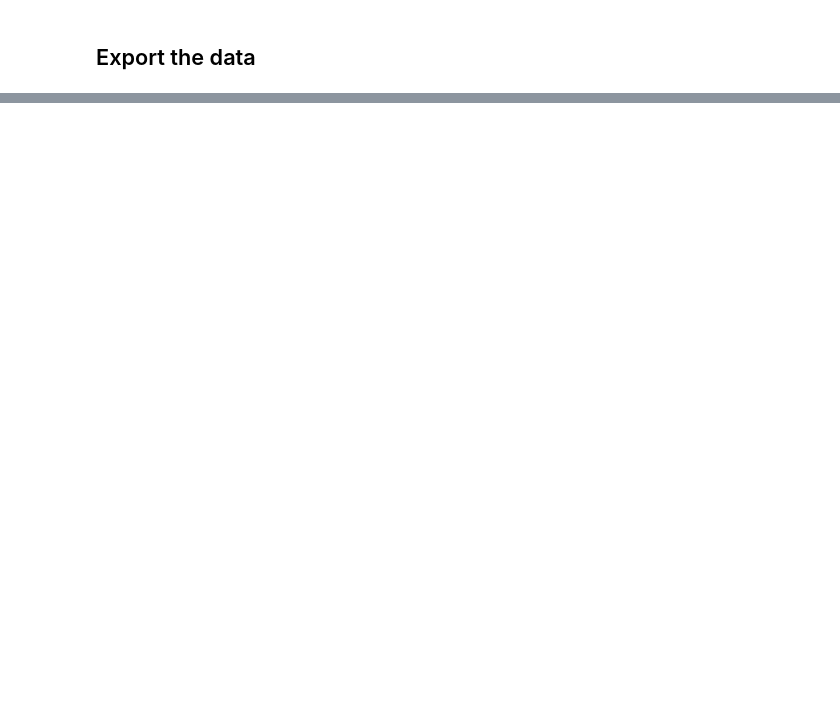
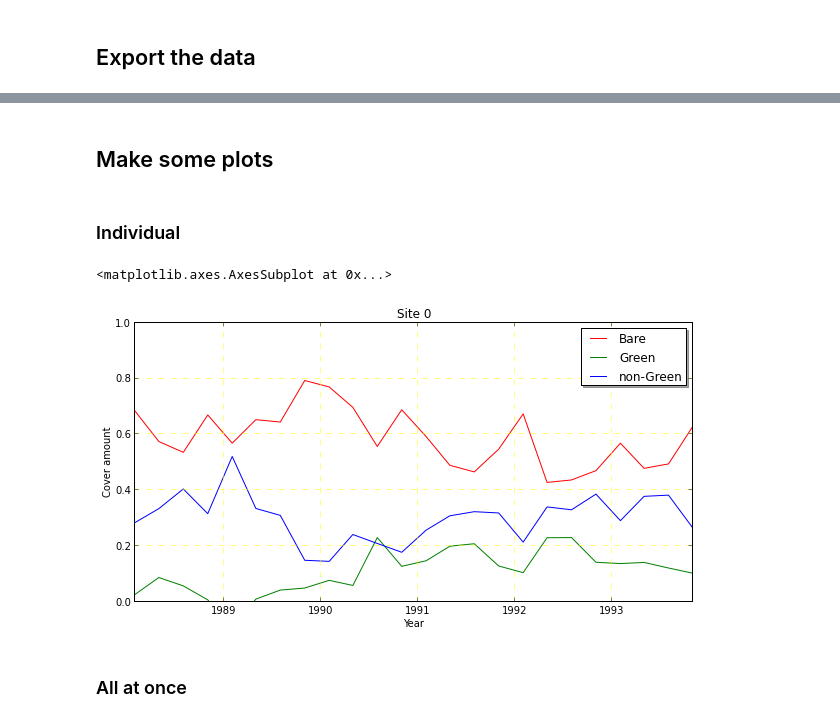
Before and after one commit to petescarth/understanding-australias-changing-ecosystems, a Jupyter notebook: projects/EarthEngine_Timeseries.ipynb, the cells around one changed output, grey strips where cells are left out. Drawn from its saved outputs; the diff is of its cells as text; code cells hidden in the pictures; blank space fills up the shorter version.

```diff
--- a/projects/EarthEngine_Timeseries.ipynb
+++ b/projects/EarthEngine_Timeseries.ipynb
@@ -81,7 +81,7 @@ https://earthengine.googleapis.com//api/thumb?thumbid=0348474c2bafbae1e887e2bd63
 ## Extract the fractional Cover data from the timeseries for each site
 # %%
 # Seasonal Specification
-numSeasons = 105
+numSeasons = 24
 
 dateList = [datetime.datetime(1988,2,1) + relativedelta(months = 3 * x) for x in range(0, numSeasons)]
 print "From " + dateList[0].strftime('%Y-%B') + " to " + dateList[-1].strftime('%Y-%B')
@@ -123,6 +123,4 @@ for midDate in dateList:
         fieldArray.append([excelDate,siteData['TARGET_FID'],siteData['Bare_Mean'],\
                            siteData['Green_Mean'],siteData['Dead_Mean'],\
                            siteData['Bare_StDev'],siteData['Green_StDev'],siteData['Dead_StDev']])
-
-numpy.savetxt('siteFCData.csv',numpy.asarray(fieldArray),fmt='%.8f',delimiter=',')
 # %% [output]
@@ -148,0 +155,45 @@ pylab.plot(dateList,fieldArray[fieldArray[:,1]==1][:,2],'r')+pylab.plot(dateList
+# %% [markdown]
+## Make some plots
+# %% [markdown]
+### Individual
+# %%
+# Convert the data to a numarray
+fieldArray = numpy.asarray(fieldArray)
+
+
+# Basic Timeseries Plot
+def fcTimePlot(siteFID,tsDataArray):
+    # Select the site of interest
+    siteData = tsDataArray[tsDataArray[:,1]==siteFID]
+    # Recreate the list of dates
+    dateList = [datetime.datetime(1899, 12, 31) + relativedelta(days = x) for x in siteData[:,0]]
+    # Build the plot
+    fig, ax = matplotlib.pyplot.subplots()
+    fig.set_size_inches(10,5)
+    title("Site %d" % siteFID)
+    ylabel('Cover amount')
+    xlabel('Year')
+    # Add the cover plots
+    ax.plot(dateList, siteData[:,2],'red', label="Bare")
+    ax.plot(dateList, siteData[:,3],'green', label="Green")
+    ax.plot(dateList, siteData[:,4],'blue',label="non-Green")
+    # Make it look nice
+    ax.grid(b=True, which='major', color='yellow', linestyle='--')
+    ax.legend(loc='upper right', shadow=True)
+    ax.set_ylim([0.0,1.0])
+
+    return ax
+
+
+for x in numpy.unique(fieldArray[:,1]):
+    fcTimePlot(x,fieldArray)
+    matplotlib.pyplot.savefig("/home/ipython/understanding-australias-changing-ecosystems/assets/%d.png" % x)
+
+
+
+#plotList = [fcTimePlot(x,fieldArray) for x in numpy.unique(fieldArray[:,1])]
+# %% [output]
+<matplotlib.axes.AxesSubplot at 0x...>
+[figure, added]
+# %% [markdown]
+### All at once
```
Also changed, not shown: parts of 8 cells of this notebook, 21 other files.
